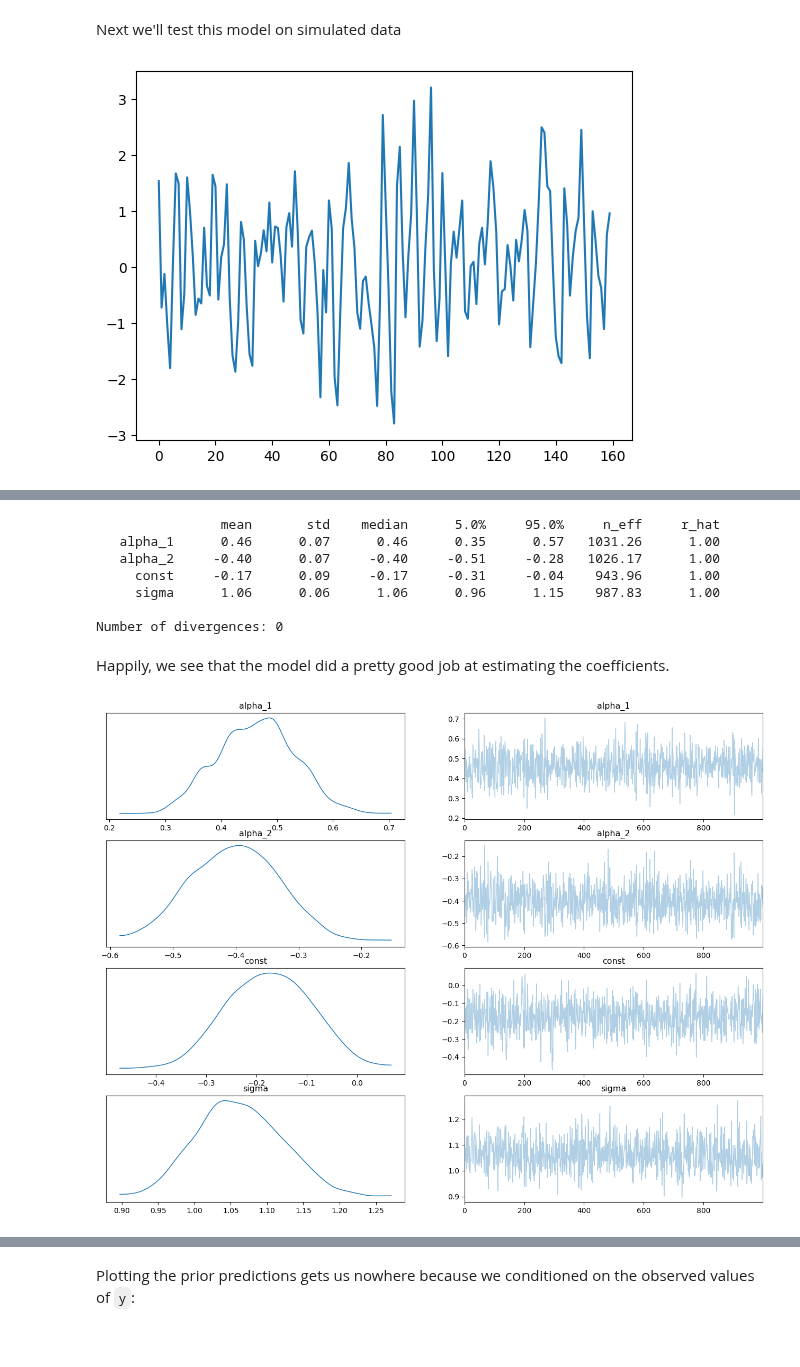
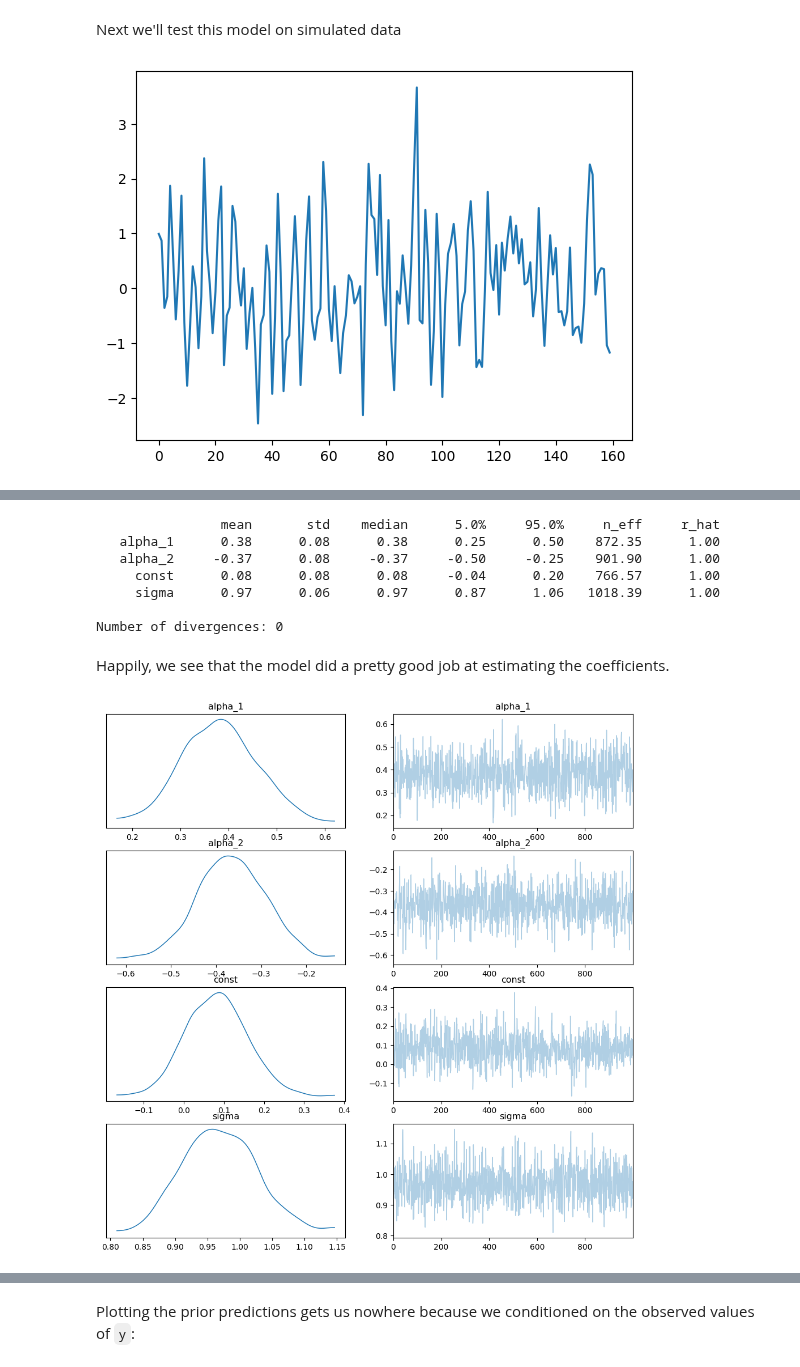
Before and after one commit to banditkings/learning-causal-impact, a Jupyter notebook: notebooks/0.1-numpyro_scan.ipynb, the cells around one changed output, grey strips where cells are left out. Saved outputs shown, nothing was run; the diff lists cells and outputs as text; code cells hidden in the pictures.

```diff
--- a/notebooks/0.1-numpyro_scan.ipynb
+++ b/notebooks/0.1-numpyro_scan.ipynb
@@ -221,28 +298,31 @@ Note that we added another effect handler `condition` which, in this case, is co
 # %% [markdown]
 Next we'll test this model on simulated data
 # %%
-# constants
-num_data = 160
-rng_key = random.PRNGKey(42)
 # Sim Data
 from statsmodels.tsa.arima_process import ArmaProcess
 
-t = jnp.arange(0, num_data)
+# constants
+num_data = 160
 
-# Generate an AR(2) model with true alpha_1=0.5, alpha_2=-0.4 and a constant.
-# Statsmodels `ArmaProcess` requires that we flip the signs in the input:
-ar_coef = jnp.array([1, -0.5, 0.4])
-ma_coef = jnp.array([1])
-arproc = ArmaProcess(ar_coef, ma_coef)
+def sim_ar2_process(num_data):
+    t = jnp.arange(0, num_data)
 
-# Generate the data and convert to a jax array
-y = arproc.generate_sample(num_data)
-y = jnp.array(y)
+    # Generate an AR(2) model with true alpha_1=0.5, alpha_2=-0.4 and a constant.
+    # Statsmodels `ArmaProcess` requires that we flip the signs in the input:
+    ar_coef = jnp.array([1, -0.5, 0.4])
+    ma_coef = jnp.array([1])
+    arproc = ArmaProcess(ar_coef, ma_coef)
 
+    # Generate the data and convert to a jax array
+    y = arproc.generate_sample(num_data)
+    y = jnp.array(y)
+    return y
+
+y = sim_ar2_process(num_data)
 # look at the data real quick:
-plt.plot(t, y);
+plt.plot(y);
 # %% [output]
-[figure, old version]
+[figure, new version]
 # %%
 # Render the model so far
 numpyro.render_model(ar2_scan, model_args=(y,), render_distributions=True)
@@ -250,16 +330,18 @@ numpyro.render_model(ar2_scan, model_args=(y,), render_distributions=True)
 [drawing not drawn]
 # %%
 # Inference
+
+rng_key = random.PRNGKey(123)
 sampler = NUTS(ar2_scan)
 mcmc = MCMC(sampler, num_warmup=1000, num_samples=1000, num_chains=1)
 mcmc.run(rng_key, y=y)
 mcmc.print_summary()
 # %% [output]
                 mean       std    median      5.0%     95.0%     n_eff     r_hat
-   alpha_1      0.46      0.07      0.46      0.35      0.57   1031.26      1.00
-   alpha_2     -0.40      0.07     -0.40     -0.51     -0.28   1026.17      1.00
-     const     -0.17      0.09     -0.17     -0.31     -0.04    943.96      1.00
-     sigma      1.06      0.06      1.06      0.96      1.15    987.83      1.00
+   alpha_1      0.38      0.08      0.38      0.25      0.50    872.35      1.00
+   alpha_2     -0.37      0.08     -0.37     -0.50     -0.25    901.90      1.00
+     const      0.08      0.08      0.08     -0.04      0.20    766.57      1.00
+     sigma      0.97      0.06      0.97      0.87      1.06   1018.39      1.00
 
 Number of divergences: 0
 # %% [markdown]
@@ -267,7 +349,7 @@ Happily, we see that the model did a pretty good job at estimating the coefficie
 # %%
 # Get data out as an xarray using arviz .from_numpyro() method
 data = az.from_numpyro(mcmc)
 # useful plot
-az.plot_trace(data, compact=True, figsize=(16,12));
+az.plot_trace(data, compact=True, figsize=(12,12));
 # %% [output]
-[figure, old version]
+[figure, new version]
```
Also changed, not shown: parts of 47 cells of this notebook, 4 other files.
